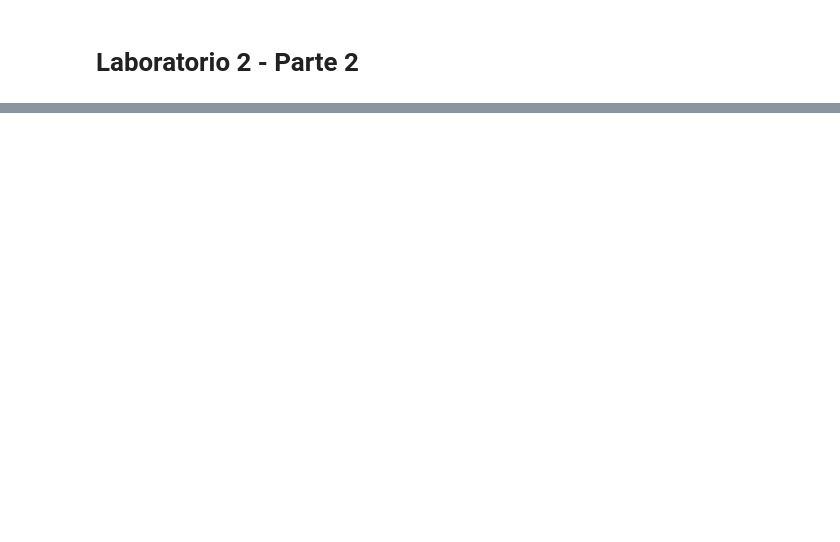
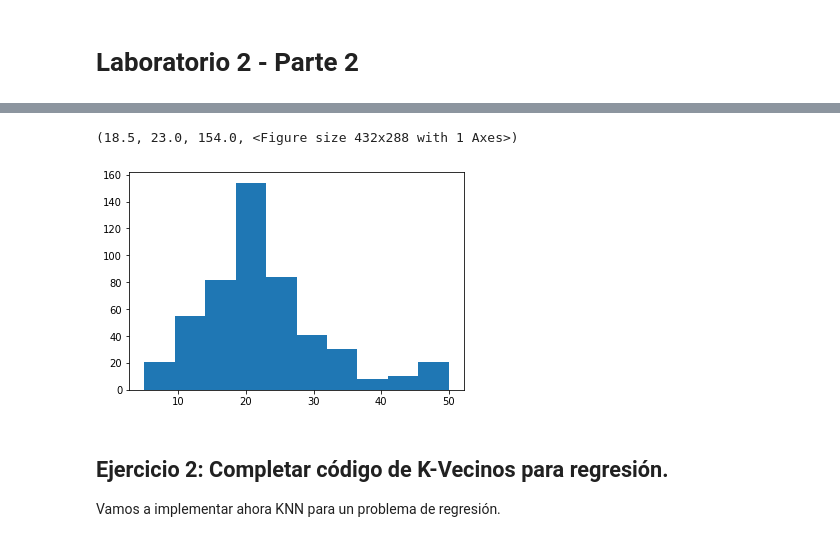
Before and after one commit to jdariasl/ML_2020, a Jupyter notebook: Labs/lab2/lab2_parte2.ipynb, the cells around one changed output, grey strips where cells are left out. Cells and saved outputs as stored; diff of their text form; code cells hidden in the pictures; blank space fills up the shorter version.

```diff
--- a/Labs/lab2/lab2_parte2.ipynb
+++ b/Labs/lab2/lab2_parte2.ipynb
@@ -242,0 +89,6 @@ Responda:
+# %%
+# ver el histograma!
+plot_hist_and_get_freq_int(y)
+# %% [output]
+(18.5, 23.0, 154.0, <Figure size 432x288 with 1 Axes>)
+[figure, added]
@@ -242,0 +99,4 @@ Responda:
+# %% [markdown]
+## Ejercicio 2: Completar código de K-Vecinos para regresión.
+
+Vamos a implementar ahora KNN para un problema de regresión.
```
Also changed, not shown: parts of 61 cells of this notebook, 3 other files.
